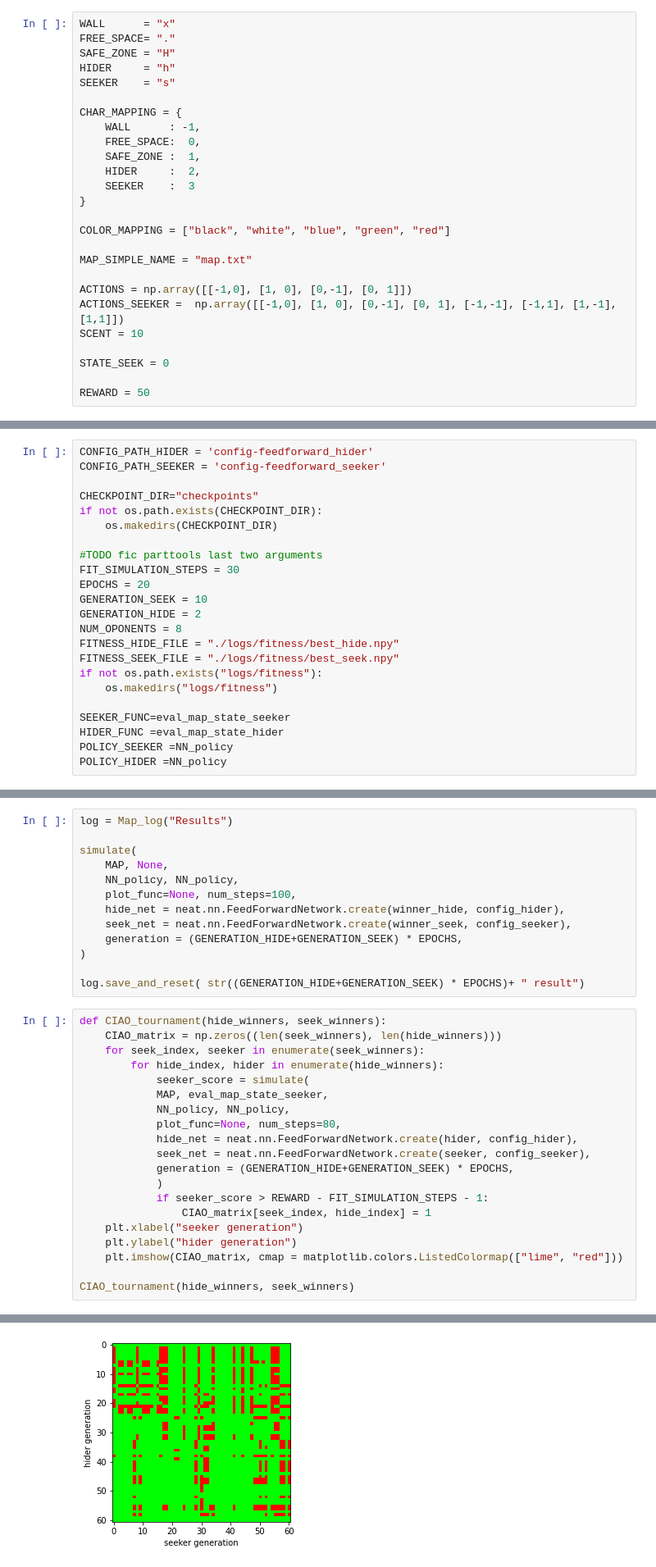
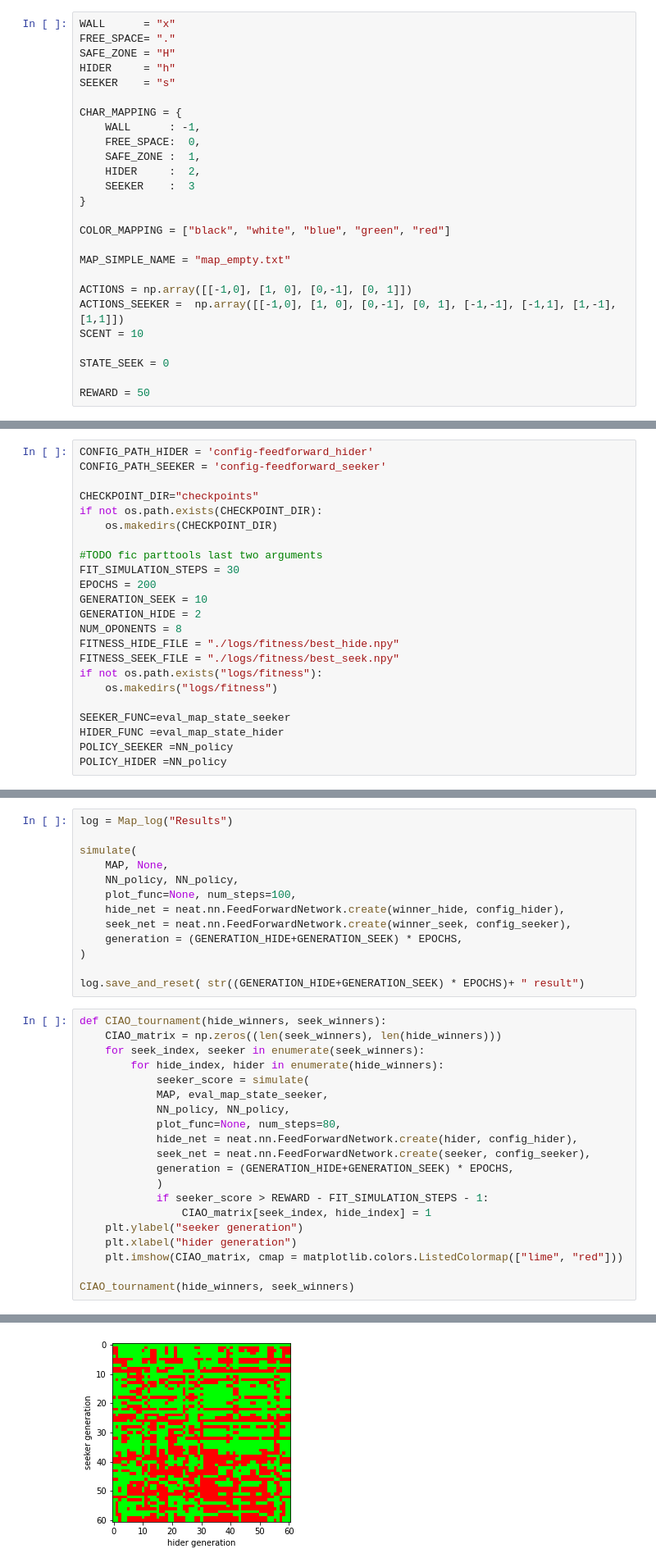
Before and after one commit to TomSpeedy/neat_coevolution, a Jupyter notebook: co_evolution.ipynb, the cells around one changed output, grey strips where cells are left out. Shown at 82% size. Saved outputs shown, nothing was run; the diff lists cells and outputs as text.

Commit message:
run empty map evolution

```diff
--- a/co_evolution.ipynb
+++ b/co_evolution.ipynb
@@ -34,7 +34,7 @@ CHAR_MAPPING = {
 
 COLOR_MAPPING = ["black", "white", "blue", "green", "red"]
 
-MAP_SIMPLE_NAME = "map.txt"
+MAP_SIMPLE_NAME = "map_empty.txt"
 
 ACTIONS = np.array([[-1,0], [1, 0], [0,-1], [0, 1]])
 ACTIONS_SEEKER =  np.array([[-1,0], [1, 0], [0,-1], [0, 1], [-1,-1], [-1,1], [1,-1],[1,1]])
@@ -356,7 +354,7 @@ if not os.path.exists(CHECKPOINT_DIR):
 
 #TODO fic parttools last two arguments
 FIT_SIMULATION_STEPS = 30
-EPOCHS = 20
+EPOCHS = 200
 GENERATION_SEEK = 10
 GENERATION_HIDE = 2
 NUM_OPONENTS = 8
@@ -656,8 +654,8 @@ def CIAO_tournament(hide_winners, seek_winners):
             )
             if seeker_score > REWARD - FIT_SIMULATION_STEPS - 1:
                 CIAO_matrix[seek_index, hide_index] = 1
-    plt.xlabel("seeker generation")
-    plt.ylabel("hider generation")
+    plt.ylabel("seeker generation")
+    plt.xlabel("hider generation")
     plt.imshow(CIAO_matrix, cmap = matplotlib.colors.ListedColormap(["lime", "red"]))
 
 CIAO_tournament(hide_winners, seek_winners)
@@ -682 +663 @@ eval 60
-[figure, old version]
+[figure, new version]
```
Also changed, not shown: parts of 4 cells of this notebook, 8 other files.
